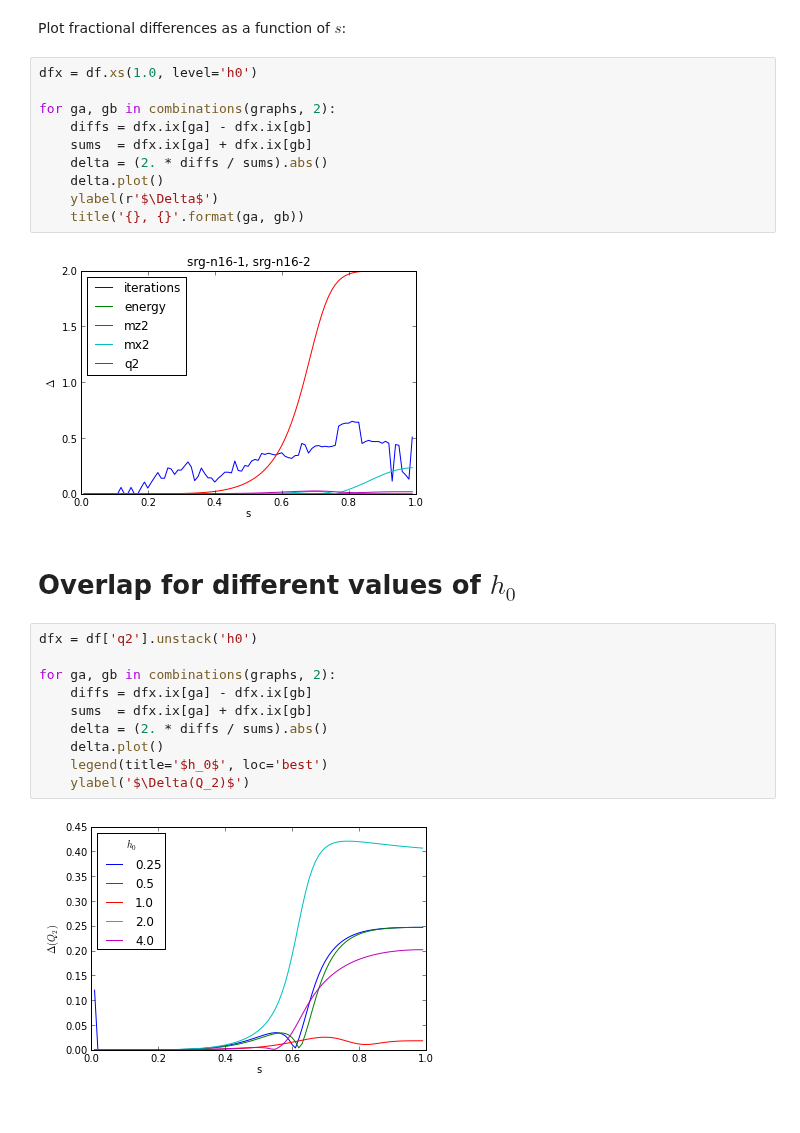
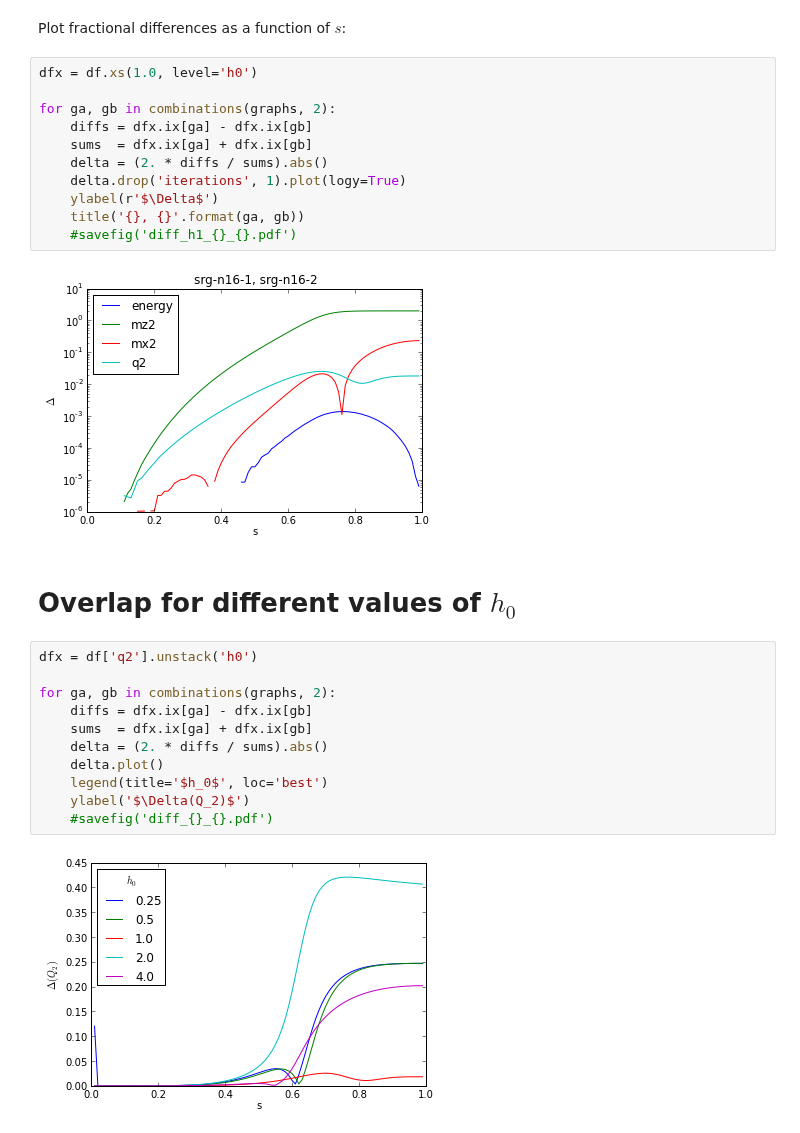
Before and after one commit to mcwitt/quantum-graph-isomorphism, a Jupyter notebook: analysis/analysis.ipynb, the cells around one changed output. Cells and saved outputs as stored; diff of their text form.

```diff
--- a/analysis/analysis.ipynb
+++ b/analysis/analysis.ipynb
@@ -38,15 +38,16 @@ Plot fractional differences as a function of $s$:
 # %%
 dfx = df.xs(1.0, level='h0')
 
 for ga, gb in combinations(graphs, 2):
     diffs = dfx.ix[ga] - dfx.ix[gb]
     sums  = dfx.ix[ga] + dfx.ix[gb]
     delta = (2. * diffs / sums).abs()
-    delta.plot()
+    delta.drop('iterations', 1).plot(logy=True)
     ylabel(r'$\Delta$')
     title('{}, {}'.format(ga, gb))
+    #savefig('diff_h1_{}_{}.pdf')
 # %% [output]
-[figure, old version]
+[figure, new version]
 # %% [markdown]
 # Overlap for different values of $h_0$
 # %%
@@ -59,5 +60,6 @@ for ga, gb in combinations(graphs, 2):
     delta.plot()
     legend(title='$h_0$', loc='best')
     ylabel('$\Delta(Q_2)$')
+    #savefig('diff_{}_{}.pdf')
 # %% [output]
 [figure]
```
